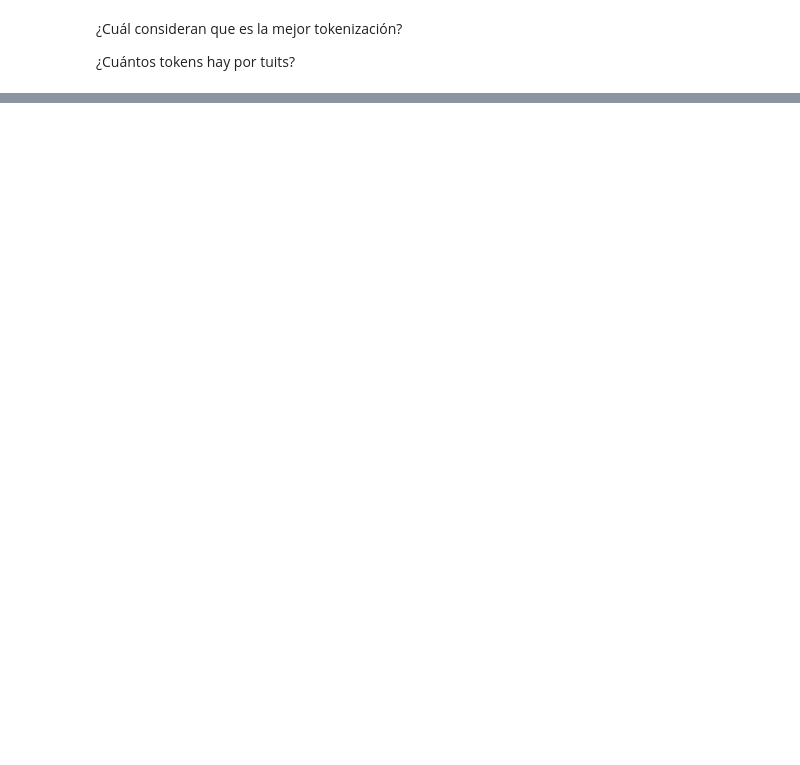
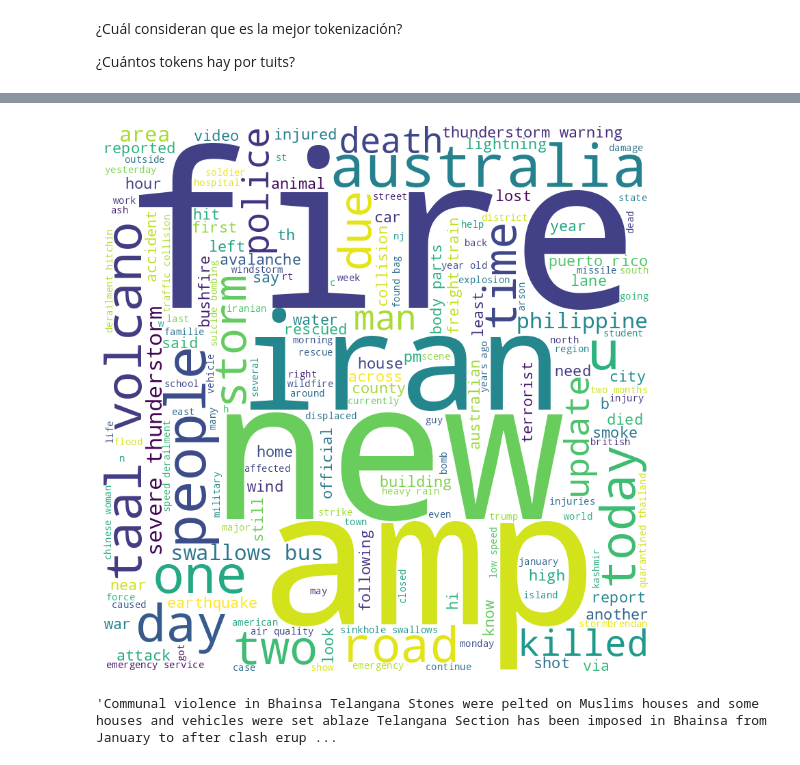
Before and after one commit to EAFIT-BI/Aprendizaje-No-Supervisado-para-AD-2024-1, a Jupyter notebook: Clase10/Manipulacion texto python.ipynb, the cells around one changed output, grey strips where cells are left out. Drawn from its saved outputs; the diff is of its cells as text; code cells hidden in the pictures; blank space fills up the shorter version.

```diff
--- a/Clase10/Manipulacion texto python.ipynb
+++ b/Clase10/Manipulacion texto python.ipynb
@@ -475,0 +558,15 @@ Size of new BoW title = 20777
+# %%
+texto_tweet=" ".join(tokens_tweet)
+wordcloud = WordCloud(width = 800, height = 800, background_color ='white', min_font_size = 10).generate(texto_tweet)
+ # mostrar nube de palabras
+plt.figure(figsize = (8, 8), facecolor = None)
+plt.imshow(wordcloud)
+plt.axis("off")
+plt.tight_layout(pad = 0)
+plt.show()
+# %% [output]
+[figure, added]
+# %%
+texto_tweet
+# %% [output]
+'Communal violence in Bhainsa Telangana Stones were pelted on Muslims houses and some houses and vehicles were set ablaze Telangana Section has been imposed in Bhainsa from January to after clash erup ...
```
Also changed, not shown: parts of 18 cells of this notebook.
